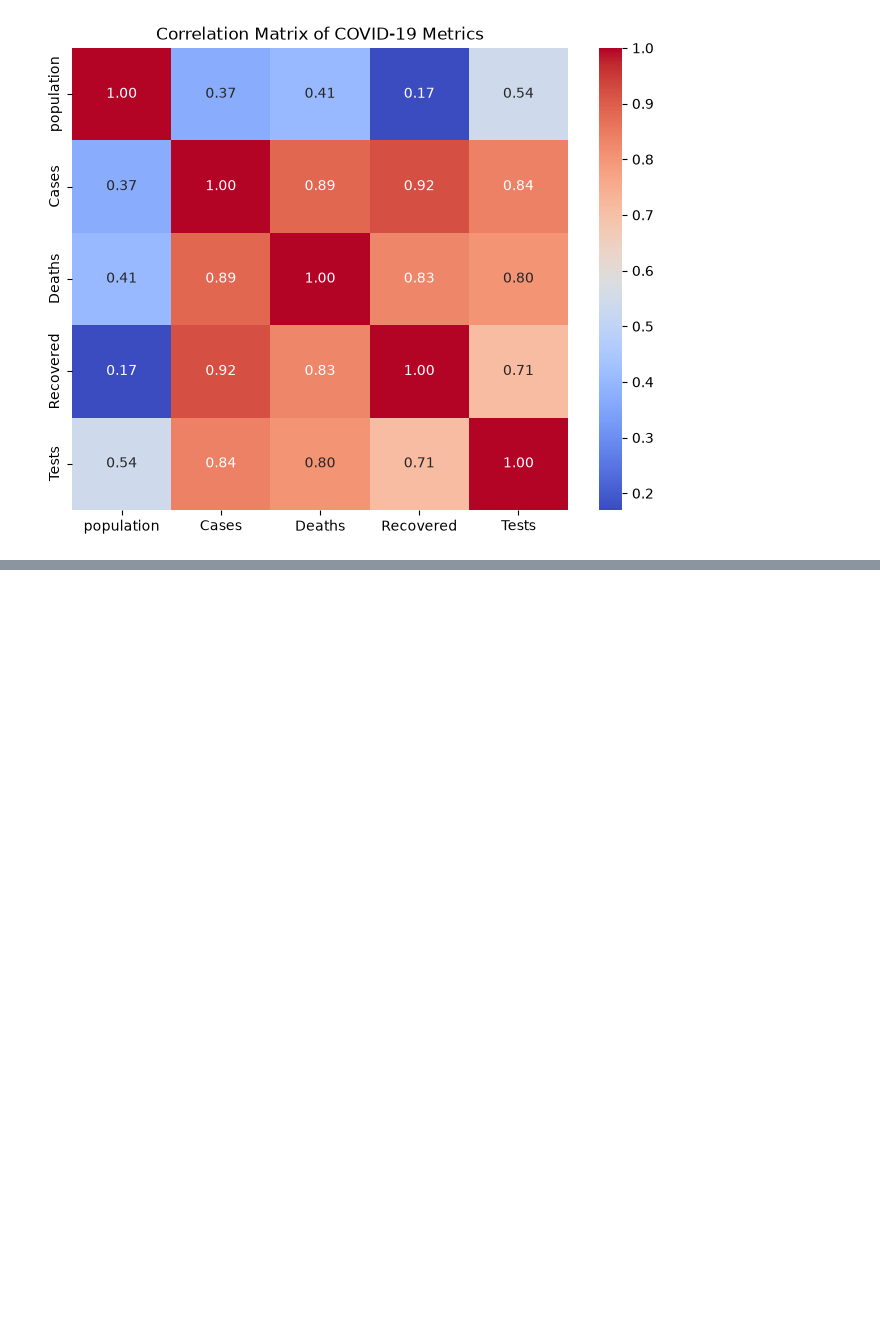
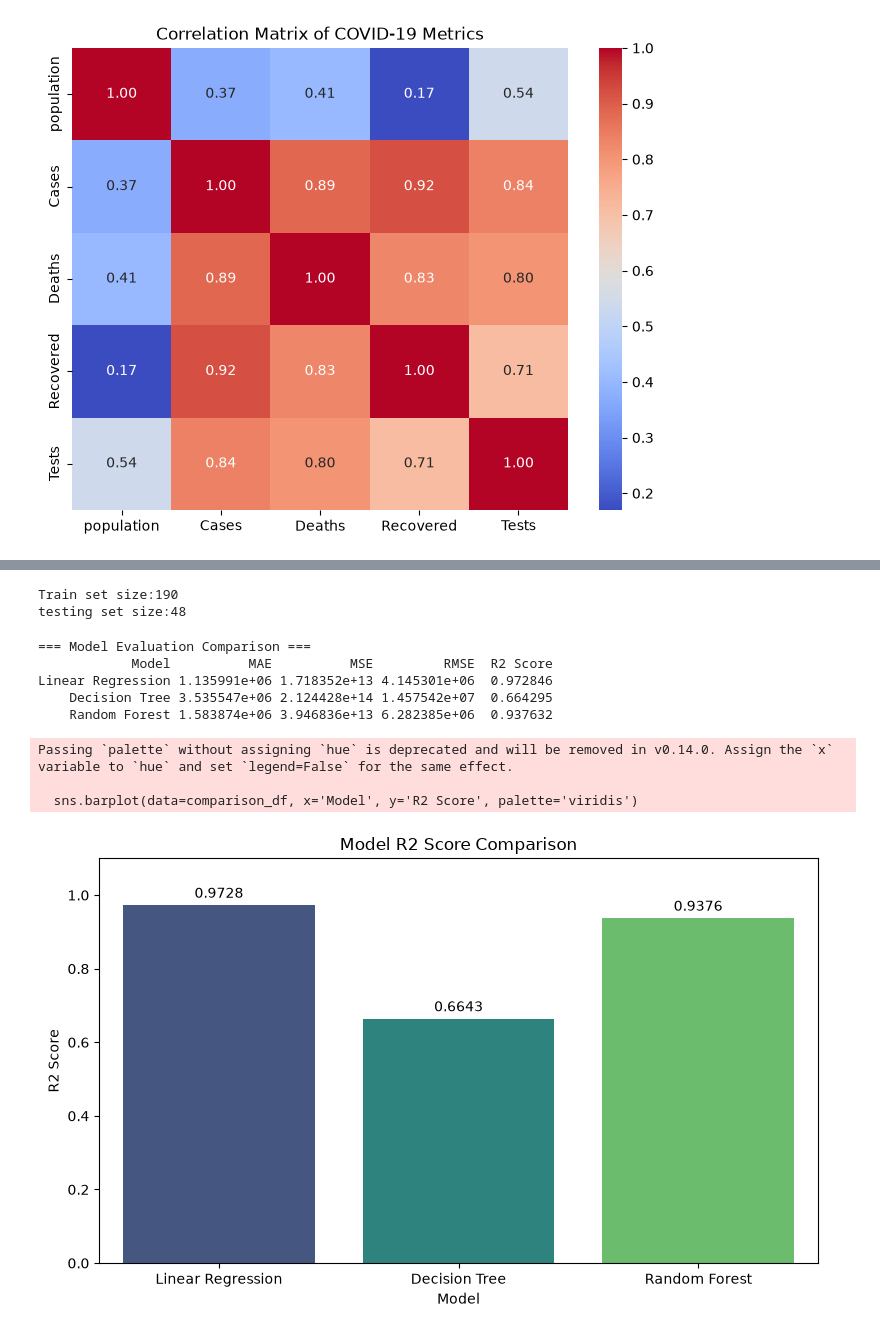
Before and after one commit to deepak627004/Data-Cleaning-and-Visualization-Project, a Jupyter notebook: project.ipynb, the cells around one changed output, grey strips where cells are left out. Cells and saved outputs as stored; diff of their text form; code cells hidden in the pictures; blank space fills up the shorter version.

```diff
--- a/project.ipynb
+++ b/project.ipynb
@@ -417,0 +305,10 @@ plt.show()
+# %%
+from sklearn.model_selection import train_test_split
+X = df[['population', 'Recovered', 'Deaths', 'Tests']]
+y=df['Cases']
+X_train,X_test,y_train,y_test=train_test_split(X,y,test_size=0.2,random_state=42)
+print(f"Train set size:{X_train.shape[0]}")
+print(f"testing set size:{X_test.shape[0]}")
+# %% [output]
+Train set size:190
+testing set size:48
@@ -417,0 +343,30 @@ plt.show()
+# %%
+comparison_df = pd.DataFrame({
+    'Model': ['Linear Regression', 'Decision Tree', 'Random Forest'],
+    'MAE': [mae_lr, mae_dt, mae_rf],
+    'MSE': [mse_lr, mse_dt, mse_rf],
+    'RMSE': [rmse_lr, rmse_dt, rmse_rf],
+    'R2 Score': [r2_lr, r2_dt, r2_rf]
+})
+print("\n=== Model Evaluation Comparison ===")
+print(comparison_df.to_string(index=False))
+# %% [output]
+=== Model Evaluation Comparison ===
+            Model          MAE          MSE         RMSE  R2 Score
+Linear Regression 1.135991e+06 1.718352e+13 4.145301e+06  0.972846
+    Decision Tree 3.535547e+06 2.124428e+14 1.457542e+07  0.664295
+    Random Forest 1.583874e+06 3.946836e+13 6.282385e+06  0.937632
+# %%
+plt.figure(figsize=(8, 5))
+sns.barplot(data=comparison_df, x='Model', y='R2 Score', palette='viridis')
+plt.title('Model R2 Score Comparison')
+plt.ylim(0, 1.1)
+for i, row in comparison_df.iterrows():
+    plt.text(i, row['R2 Score'] + 0.02, f"{row['R2 Score']:.4f}", ha='center')
+plt.tight_layout()
+plt.show()
+# %% [output]
+Passing `palette` without assigning `hue` is deprecated and will be removed in v0.14.0. Assign the `x` variable to `hue` and set `legend=False` for the same effect.
+
+  sns.barplot(data=comparison_df, x='Model', y='R2 Score', palette='viridis')
+[figure, added]
```
Also changed, not shown: parts of 17 cells of this notebook.
